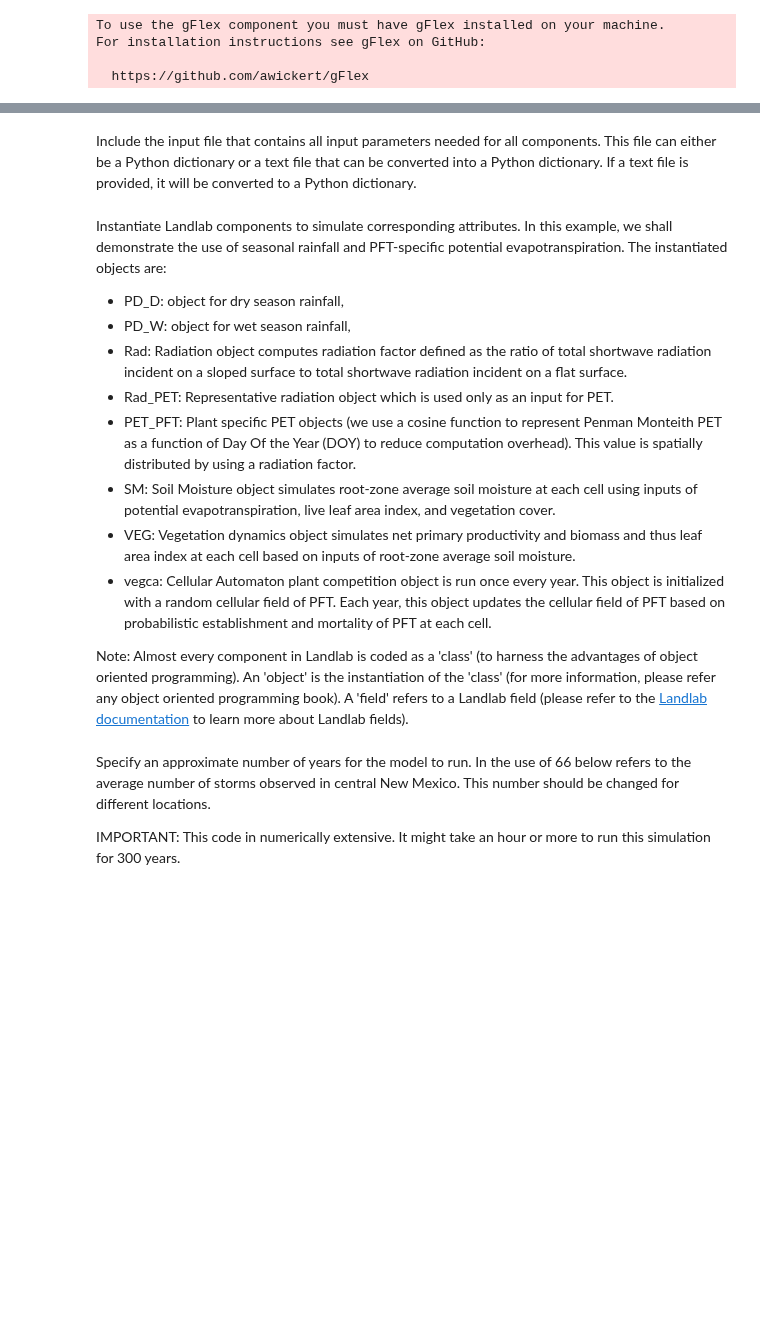
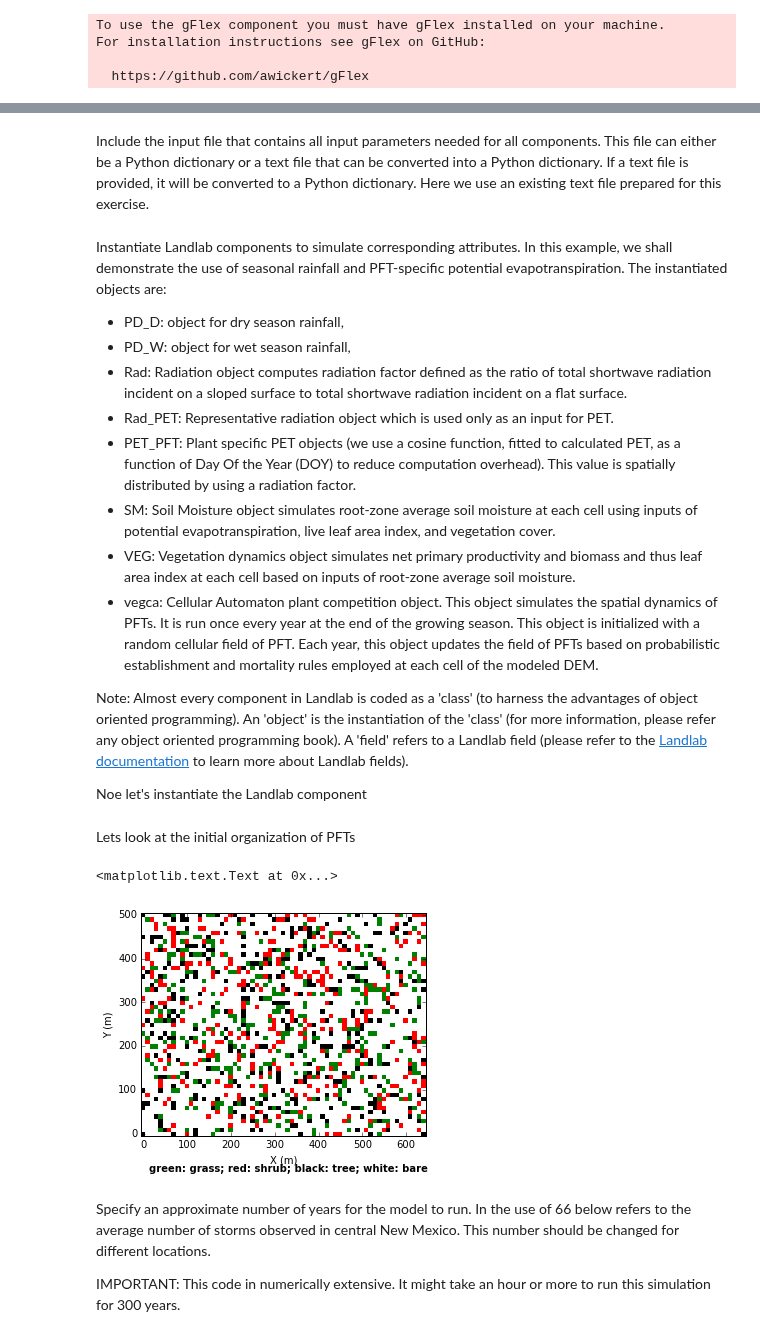
Before and after one commit to landlab/tutorials, a Jupyter notebook: ecohydrology/cellular_automaton_vegetation_DEM/cellular_automaton_vegetation_DEM.ipynb, the cells around one changed output, grey strips where cells are left out. Saved outputs shown, nothing was run; the diff lists cells and outputs as text; code cells hidden in the pictures; blank space fills up the shorter version.

```diff
--- a/ecohydrology/cellular_automaton_vegetation_DEM/cellular_automaton_vegetation_DEM.ipynb
+++ b/ecohydrology/cellular_automaton_vegetation_DEM/cellular_automaton_vegetation_DEM.ipynb
@@ -67,5 +70,5 @@ grid1 = rmg((5, 4), spacing=(5., 5.))   # Representative grid
 # %% [markdown]
-Include the input file that contains all input parameters needed for all components. This file can either be a Python dictionary or a text file that can be converted into a Python dictionary. If a text file is provided, it will be converted to a Python dictionary.
+Include the input file that contains all input parameters needed for all components. This file can either be a Python dictionary or a text file that can be converted into a Python dictionary. If a text file is provided, it will be converted to a Python dictionary. Here we use an existing text file prepared for this exercise.
 # %%
 InputFile = 'Inputs_Vegetation_CA.txt'
 data = txt_data_dict( InputFile )  # Creates dictionary that holds the inputs
@@ -75,15 +78,37 @@ Instantiate Landlab components to simulate corresponding attributes. In this exa
 - PD_W: object for wet season rainfall,
 - Rad: Radiation object computes radiation factor defined as the ratio of total shortwave radiation incident on a sloped surface to total shortwave radiation incident on a flat surface.
 - Rad_PET: Representative radiation object which is used only as an input for PET.
-- PET_PFT: Plant specific PET objects (we use a cosine function to represent Penman Monteith PET as a function of Day Of the Year (DOY) to reduce computation overhead). This value is spatially distributed by using a radiation factor.
+- PET_PFT: Plant specific PET objects (we use a cosine function, fitted to calculated PET, as a function of Day Of the Year (DOY) to reduce computation overhead). This value is spatially distributed by using a radiation factor.
 - SM: Soil Moisture object simulates root-zone average soil moisture at each cell using inputs of potential evapotranspiration, live leaf area index, and vegetation cover.
 - VEG: Vegetation dynamics object simulates net primary productivity and biomass and thus leaf area index at each cell based on inputs of root-zone average soil moisture.
-- vegca: Cellular Automaton plant competition object is run once every year. This object is initialized with a random cellular field of PFT. Each year, this object updates the cellular field of PFT based on probabilistic establishment and mortality of PFT at each cell.
+- vegca: Cellular Automaton plant competition object. This object simulates the spatial dynamics of PFTs. It is run once every year at the end of the growing season. This object is initialized with a random cellular field of PFT. Each year, this object updates the field of PFTs based on probabilistic establishment and mortality rules employed at each cell of the modeled DEM.
 
 Note: Almost every component in Landlab is coded as a 'class' (to harness the advantages of object oriented programming). An 'object' is the instantiation of the 'class' (for more information, please refer any object oriented programming book). A 'field' refers to a Landlab field (please refer to the [Landlab documentation](https://github.com/landlab/landlab/wiki/Grid#adding-data-to-a-landlab-grid-element-using-fields) to learn more about Landlab fields).
+
+Noe let's instantiate the Landlab component
 # %%
 PD_D, PD_W, Rad, Rad_PET, PET_Tree, PET_Shrub, PET_Grass, SM, VEG, vegca =    \
                                 Initialize_( data, grid, grid1, elevation )
+# %% [markdown]
+Lets look at the initial organization of PFTs
+# %%
+import matplotlib.pyplot as plt
+from landlab.plot import imshow_grid
+import matplotlib as mpl
+cmap = mpl.colors.ListedColormap(
+            ['green', 'red', 'black', 'white', 'red', 'black'])
+bounds = [-0.5, 0.5, 1.5, 2.5, 3.5, 4.5, 5.5]
+norm = mpl.colors.BoundaryNorm(bounds, cmap.N)
+description = 'green: grass; red: shrub; black: tree; white: bare'
+plt.figure(101)
+imshow_grid(grid, 'vegetation__plant_functional_type', values_at='cell', cmap=cmap,
+            grid_units=('m', 'm'), norm=norm, limits=[0, 5],
+            allow_colorbar=False)
+plt.figtext(0.2, 0.0, description,
+            weight='bold', fontsize=10)
+# %% [output]
+<matplotlib.text.Text at 0x...>
+[figure, added]
 # %% [markdown]
 Specify an approximate number of years for the model to run. In the use of 66 below refers to the average number of storms observed in central New Mexico. This number should be changed for different locations.
 
```
Also changed, not shown: parts of 14 cells of this notebook, 12 other files.
